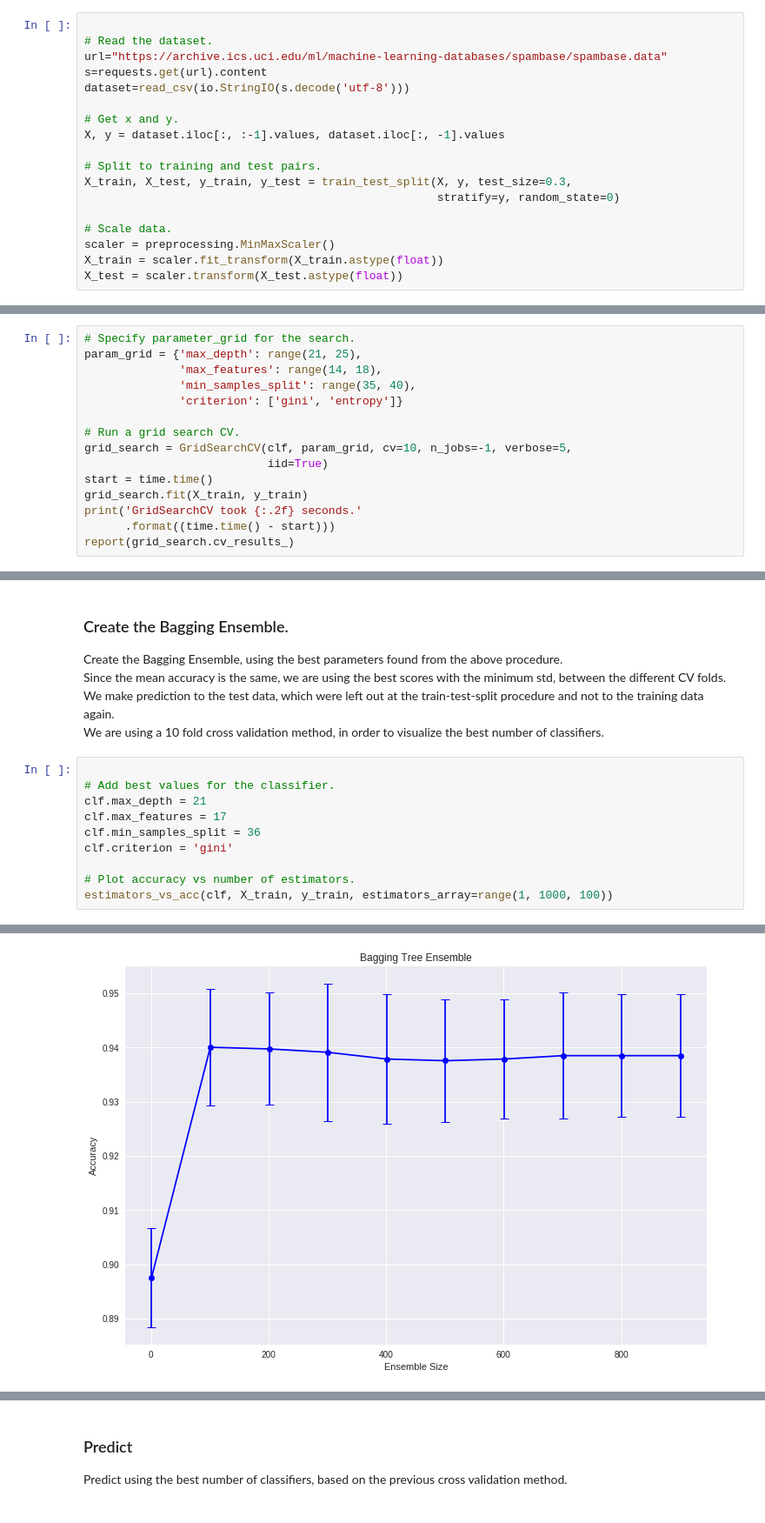
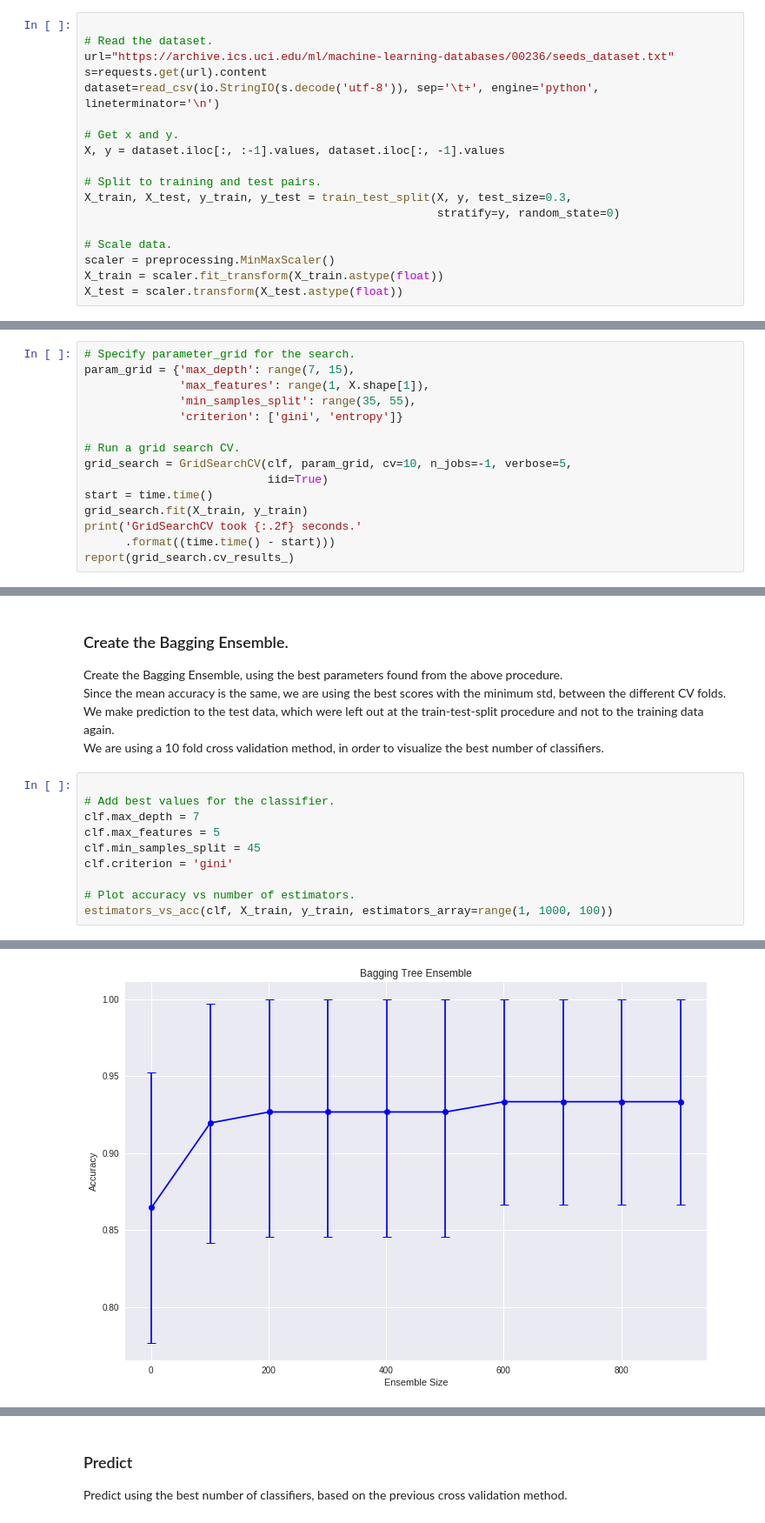
Before and after one commit to Adamantios/Ensembles-CSL-Imb_Learning-Models_Comparison, a Jupyter notebook: PartA.ipynb, the cells around one changed output, grey strips where cells are left out. Shown at 87% size. Drawn from its saved outputs; the diff is of its cells as text.

```diff
--- a/PartA.ipynb
+++ b/PartA.ipynb
@@ -2329,9 +2330,9 @@ F1             0.9331
 # %%
 
 # Read the dataset.
-url="https://archive.ics.uci.edu/ml/machine-learning-databases/spambase/spambase.data"
+url="https://archive.ics.uci.edu/ml/machine-learning-databases/00236/seeds_dataset.txt"
 s=requests.get(url).content
-dataset=read_csv(io.StringIO(s.decode('utf-8')))
+dataset=read_csv(io.StringIO(s.decode('utf-8')), sep='\t+', engine='python', lineterminator='\n')
 
 # Get x and y.
 X, y = dataset.iloc[:, :-1].values, dataset.iloc[:, -1].values
@@ -2398,9 +2398,9 @@ Parameters: {'criterion': 'entropy', 'max_depth': 13, 'max_features': 21, 'min_s
 Run a Grid search, using 10 fold cross validation for the area around the best results found with the Random Search.
 # %%
 # Specify parameter_grid for the search.
-param_grid = {'max_depth': range(21, 25),
-              'max_features': range(14, 18),
-              'min_samples_split': range(35, 40),
+param_grid = {'max_depth': range(7, 15),
+              'max_features': range(1, X.shape[1]),
+              'min_samples_split': range(35, 55),
               'criterion': ['gini', 'entropy']}
 
 # Run a grid search CV.
@@ -2448,9 +2444,9 @@ We are using a 10 fold cross validation method, in order to visualize the best n
 # %%
 
 # Add best values for the classifier.
-clf.max_depth = 21
-clf.max_features = 17
-clf.min_samples_split = 36
+clf.max_depth = 7
+clf.max_features = 5
+clf.min_samples_split = 45
 clf.criterion = 'gini'
 
 # Plot accuracy vs number of estimators.
@@ -2479 +2475 @@ estimators_vs_acc(clf, X_train, y_train, estimators_array=range(1, 1000, 100))
-[figure, old version]
+[figure, new version]
```
Also changed, not shown: parts of 38 cells of this notebook.
